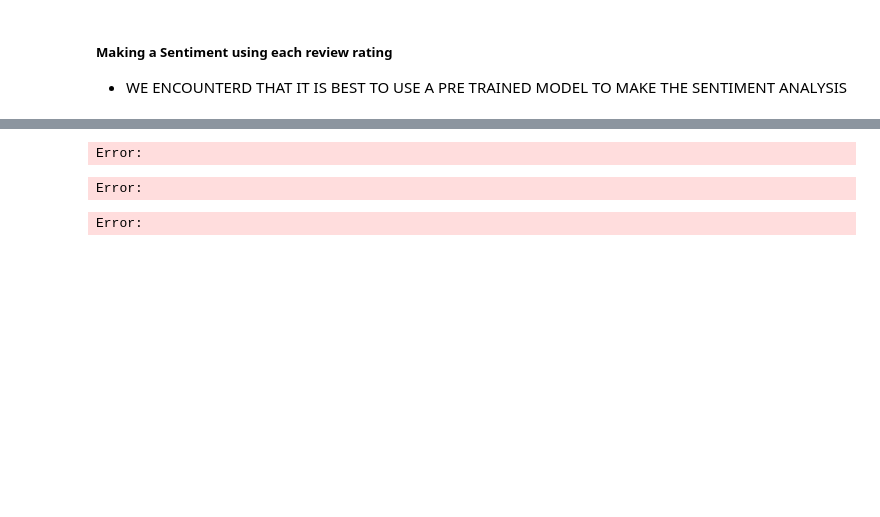
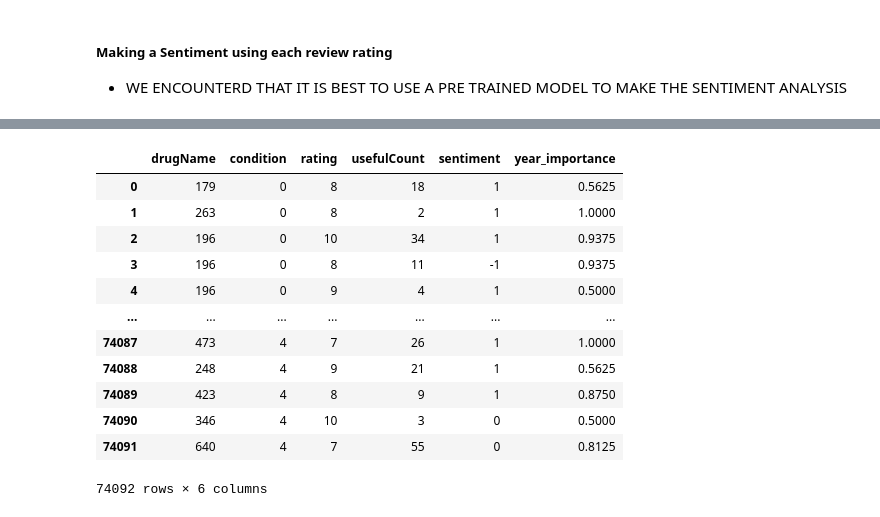
Before and after one commit to juanfranciscocis/Medicine_Recomendation, a Jupyter notebook: avance_proyecto.ipynb, the cells around one changed output, grey strips where cells are left out. Cells and saved outputs as stored; diff of their text form; code cells hidden in the pictures; blank space fills up the shorter version.

```diff
--- a/avance_proyecto.ipynb
+++ b/avance_proyecto.ipynb
@@ -318,5 +448,5 @@ Error:
 ##### Making a Sentiment using each review rating
 - WE ENCOUNTERD THAT IT IS BEST TO USE A PRE TRAINED MODEL TO MAKE THE SENTIMENT ANALYSIS
 # %%
-save = True # IF THE SENTIMENT ANALYSIS LIBRARY IS NOT INSTALLED, SET THIS TO FALSE
-sentimentAnalysisFinished = True
+save = False # IF THE SENTIMENT ANALYSIS LIBRARY IS NOT INSTALLED, SET THIS TO FALSE
+sentimentAnalysisFinished = True # SI QUIEREN CORRER TODO EL MODELO DE SENTIMENT ANALYSIS, SETEAR ESTO A FALSE, NO LES RECOMIENDO
@@ -423,24 +546,28 @@ Error:
-# %%
-#load the df from the csv file
-dfAll = pd.read_csv('dfAll_NotCleanReview.csv')
-dfAll
-# %% [output]
-Error:
-# %%
-sentimentAnalysisFinished = False
-# USING THE CLEAN REVIEW
-if not sentimentAnalysisFinished:
-    dfAll['sentiment'] = dfAll['review_clean'].apply(sentiment_score)
-    # Get the sentiment value, positive 1, negative -1, neutral 0
-    dfAll['sentiment'] = dfAll['sentiment'].apply(lambda x : 1 if np.argmax(x)==2 else -1 if np.argmax(x)==0 else 0)
-        # save de df to a csv file
-    dfAll.to_csv('dfAll_CleanReview.csv', index=False)
-sentimentAnalysisFinished = True
-# %% [output]
-Error:
-# %%
-# load the df from the csv file
-dfAll = pd.read_csv('dfAll_CleanReview.csv')
-dfAll
-# %% [output]
-Error:
+# %%
+#load the df from the csv file
+df = pd.read_csv('dfAll_NotCleanReview.csv')
+#Drop "review_clean"
+df.drop(['review_clean'], axis=1, inplace=True)
+#Drop "review"
+df.drop(['review'], axis=1, inplace=True)
+#Drop 'date'
+df.drop(['date'], axis=1, inplace=True)
+# from dfAll get the year_importance and put it in df
+df['year_importance'] = dfAll.reset_index(drop=True)['year_importance']
+# change the name of the column sentimetn_notClean to sentiment
+df.rename(columns={'sentiment_notClean': 'sentiment'}, inplace=True)
+df
+# %% [output]
+|  | drugName | condition | rating | usefulCount | sentiment | year_importance |
+| 0 | 179 | 0 | 8 | 18 | 1 | 0.5625 |
+| 1 | 263 | 0 | 8 | 2 | 1 | 1.0000 |
+| 2 | 196 | 0 | 10 | 34 | 1 | 0.9375 |
+| 3 | 196 | 0 | 8 | 11 | -1 | 0.9375 |
+| 4 | 196 | 0 | 9 | 4 | 1 | 0.5000 |
+| ... | ... | ... | ... | ... | ... | ... |
+| 74087 | 473 | 4 | 7 | 26 | 1 | 1.0000 |
+| 74088 | 248 | 4 | 9 | 21 | 1 | 0.5625 |
+| 74089 | 423 | 4 | 8 | 9 | 1 | 0.8750 |
+| 74090 | 346 | 4 | 10 | 3 | 0 | 0.5000 |
+| 74091 | 640 | 4 | 7 | 55 | 0 | 0.8125 |
+74092 rows × 6 columns
```
Also changed, not shown: parts of 48 cells of this notebook.
